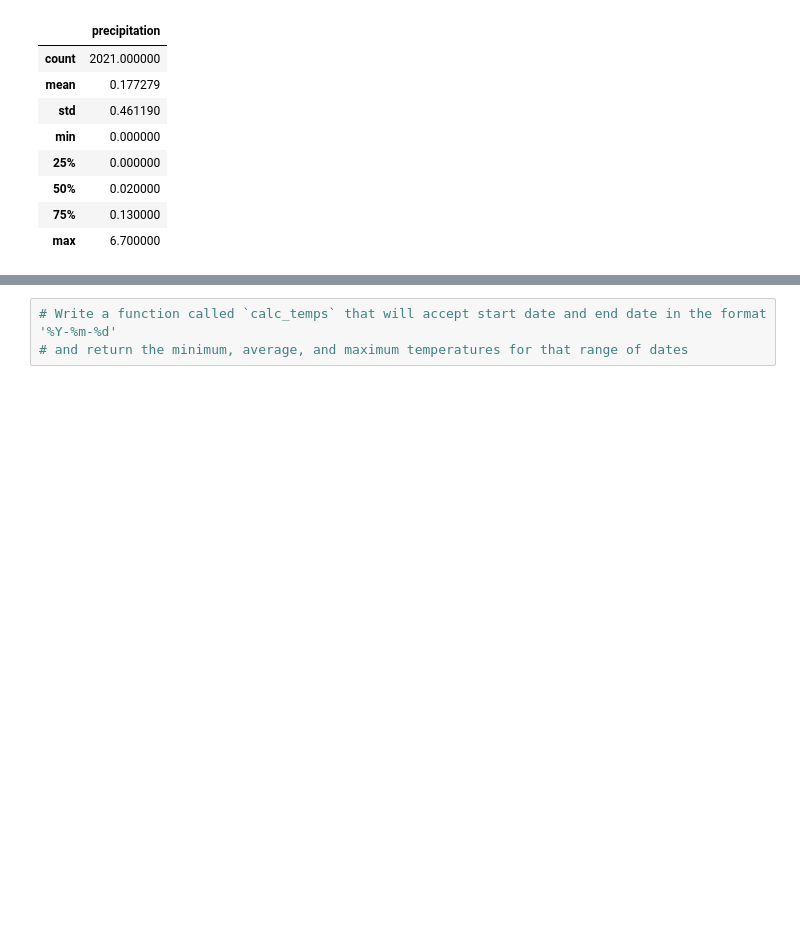
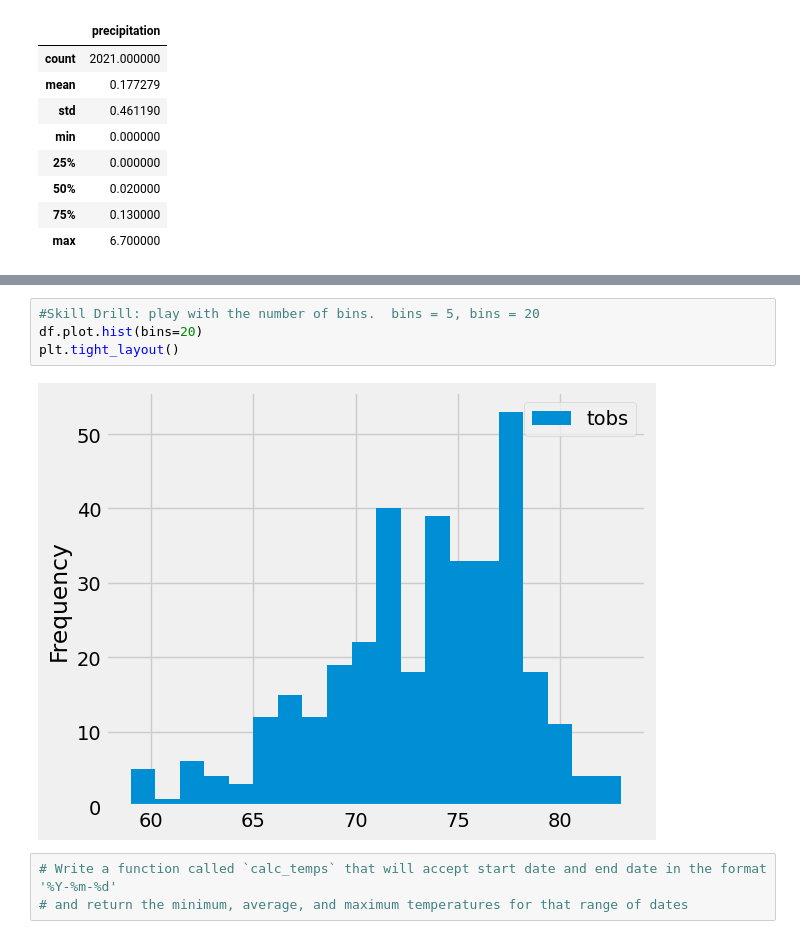
Before and after one commit to jakatz87/Surfs_Up, a Jupyter notebook: climate_analysis.ipynb, the cells around one changed output, grey strips where cells are left out. Saved outputs shown, nothing was run; the diff lists cells and outputs as text; blank space fills up the shorter version.

```diff
--- a/climate_analysis.ipynb
+++ b/climate_analysis.ipynb
@@ -113,3 +146,9 @@ df.describe()
+# %%
+#Skill Drill: play with the number of bins.  bins = 5, bins = 20
+df.plot.hist(bins=20)
+plt.tight_layout()
+# %% [output]
+[figure, added]
 # %%
 # Write a function called `calc_temps` that will accept start date and end date in the format '%Y-%m-%d'
 # and return the minimum, average, and maximum temperatures for that range of dates
```
Also changed, not shown: parts of 4 cells of this notebook.
